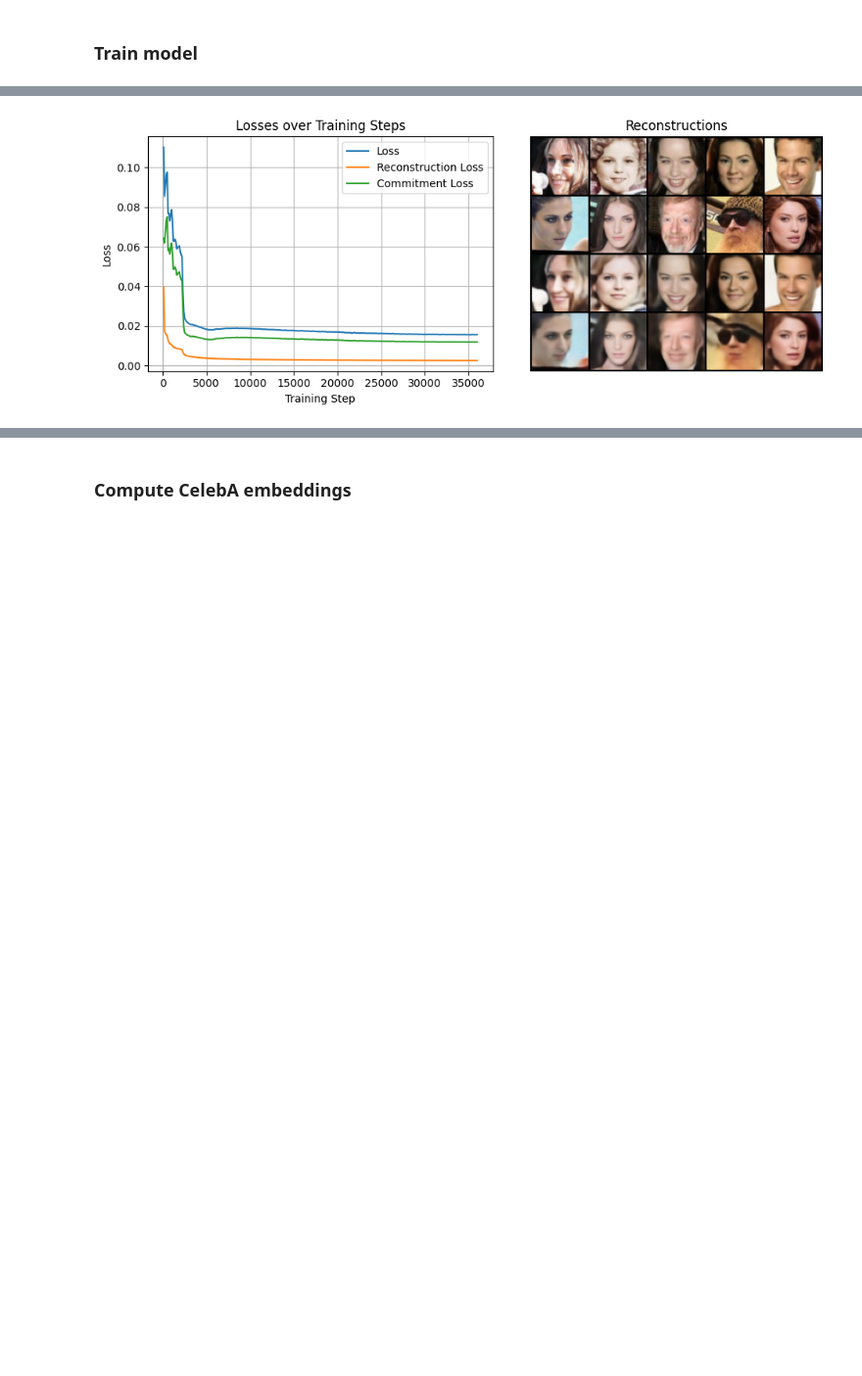
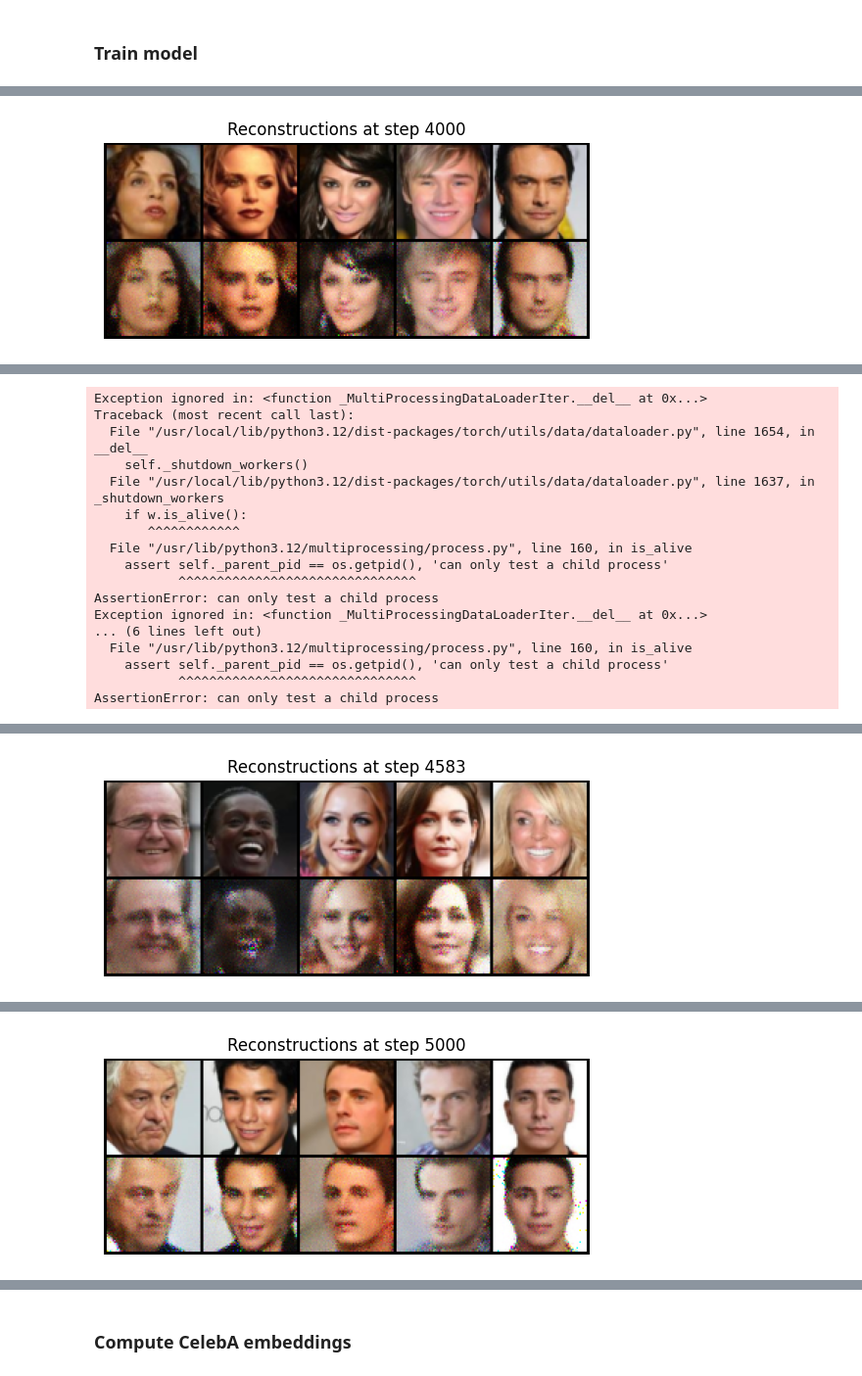
Before and after one commit to patrickmastorga/VQ-VAE-Tranformer-Image-Gen, a Jupyter notebook: VQ_train.ipynb, the cells around one changed output, grey strips where cells are left out. Shown at 98% size. Drawn from its saved outputs; the diff is of its cells as text; code cells hidden in the pictures; blank space fills up the shorter version.

```diff
--- a/VQ_train.ipynb
+++ b/VQ_train.ipynb
@@ -97,9 +124,12 @@ from time import strftime
 device = torch.device('cuda' if torch.cuda.is_available() else 'cpu')
 
 # training hyperparemeters
-EPOCHS = 0
+EPOCHS = 11
 BATCH_SIZE = 256
-BETA = 0.1
+BETA = 0.25
+TEMP_ANNEAL_RANGE = (2.0, 1.0)
+TEMP_ANNEAL_STEPS = 20000
+GRAD_CLIP = 1.0
 
 # logging/saving hyperparemters
 LOG_INTERVAL = 100
@@ -108,7 +138,7 @@ CHECKPOINT_DIR = '/content/drive/MyDrive/vq_models'
 CHECKPOINT_PATH = os.path.join(CHECKPOINT_DIR, 'checkpoint.pt')
 LOAD_FROM_CHECKPOINT = True
 
-dataloader = torch.utils.data.DataLoader(celeba, batch_size=BATCH_SIZE, shuffle=True, num_workers=4)
+dataloader = torch.utils.data.DataLoader(celeba, batch_size=BATCH_SIZE, shuffle=True, num_workers=2)
 encoder = Encoder()
 decoder = Decoder()
 quantizer = Quantizer(use_EMA=True, batch_size=BATCH_SIZE)
@@ -146,7 +176,10 @@ for epoch in range(EPOCHS):
         input = input.to(device)
         target = target.to(device)
 
-        reconstruction_loss, commitment_loss, codebook_loss = model(input, target)
+        t_max, t_min = TEMP_ANNEAL_RANGE
+        temp = min(t_min, t_max + (t_min - t_max) * (training_steps / TEMP_ANNEAL_STEPS))
+
+        reconstruction_loss, commitment_loss, codebook_loss = model(input, target, temp=temp)
         if model.use_EMA:
             loss = reconstruction_loss + BETA * commitment_loss + codebook_loss
         else:
@@ -154,6 +187,8 @@ for epoch in range(EPOCHS):
 
         optimizer.zero_grad()
         loss.backward()
+        if GRAD_CLIP is not None:
+            torch.nn.utils.clip_grad_norm_(model.parameters(), max_norm=GRAD_CLIP)
         optimizer.step()
         training_steps += 1
 
@@ -257 +302 @@ Training complete.
-[figure, old version]
+[figure, new version]
@@ -257,0 +305,17 @@ Training complete.
+Exception ignored in: <function _MultiProcessingDataLoaderIter.__del__ at 0x...>
+Traceback (most recent call last):
+  File "/usr/local/lib/python3.12/dist-packages/torch/utils/data/dataloader.py", line 1654, in __del__
+    self._shutdown_workers()
+  File "/usr/local/lib/python3.12/dist-packages/torch/utils/data/dataloader.py", line 1637, in _shutdown_workers
+    if w.is_alive():
+       ^^^^^^^^^^^^
+  File "/usr/lib/python3.12/multiprocessing/process.py", line 160, in is_alive
+    assert self._parent_pid == os.getpid(), 'can only test a child process'
+           ^^^^^^^^^^^^^^^^^^^^^^^^^^^^^^^
+AssertionError: can only test a child process
+Exception ignored in: <function _MultiProcessingDataLoaderIter.__del__ at 0x...>
+... (6 lines left out)
+  File "/usr/lib/python3.12/multiprocessing/process.py", line 160, in is_alive
+    assert self._parent_pid == os.getpid(), 'can only test a child process'
+           ^^^^^^^^^^^^^^^^^^^^^^^^^^^^^^^
+AssertionError: can only test a child process
@@ -257,0 +326 @@ Training complete.
+[figure, added]
@@ -257,0 +333 @@ Training complete.
+[figure, added]
```
Also changed, not shown: parts of 5 cells of this notebook.
